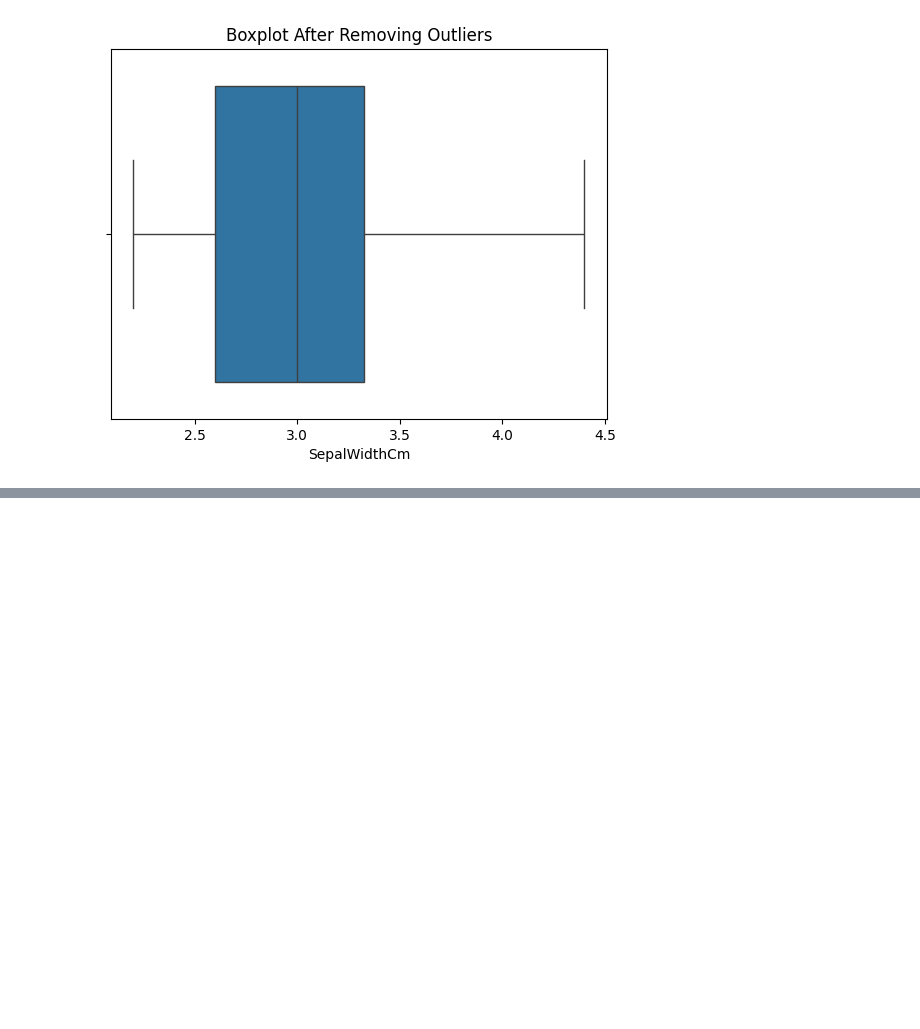
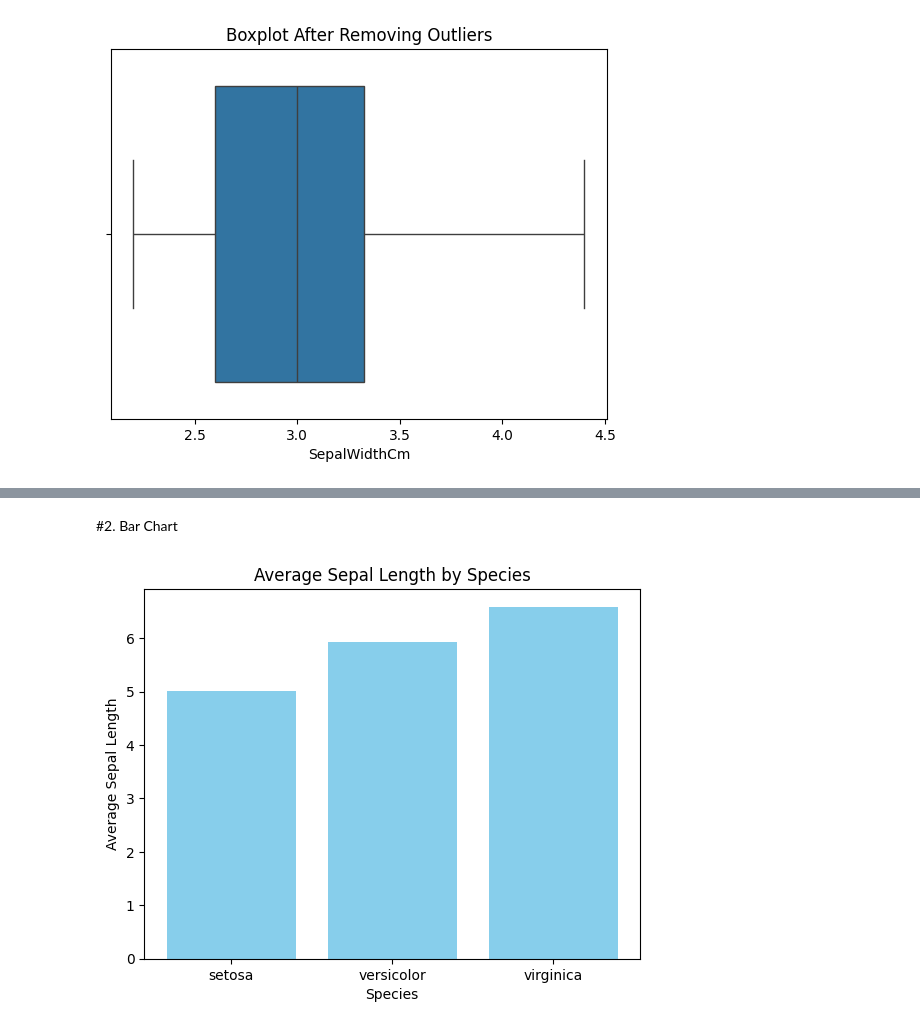
Before and after one commit to Aishaamalik/Data-Analysis-Intern, a Jupyter notebook: Week_0(Geeks_for_Greeks).ipynb, the cells around one changed output, grey strips where cells are left out. Cells and saved outputs as stored; diff of their text form; code cells hidden in the pictures; blank space fills up the shorter version.

```diff
--- a/Week_0(Geeks_for_Greeks).ipynb
+++ b/Week_0(Geeks_for_Greeks).ipynb
@@ -637,0 +640,9 @@ New Shape: (100, 6)
+# %%
+# Practice
+import pandas as pd
+import matplotlib.pyplot as plt
+import seaborn as sns
+import numpy as np
+
+# Load the dataset
+df = pd.read_csv("https://raw.githubusercontent.com/uiuc-cse/data-fa14/gh-pages/data/iris.csv")
@@ -637,0 +662,12 @@ New Shape: (100, 6)
+# %% [markdown]
+#2. Bar Chart
+# %%
+# Bar chart comparing species with average Sepal Length
+mean_sepal = df.groupby("species")["sepal_length"].mean()
+plt.bar(mean_sepal.index, mean_sepal.values, color='skyblue')
+plt.title("Average Sepal Length by Species")
+plt.xlabel("Species")
+plt.ylabel("Average Sepal Length")
+plt.show()
+# %% [output]
+[figure, added]
```
Also changed, not shown: parts of 21 cells of this notebook.
